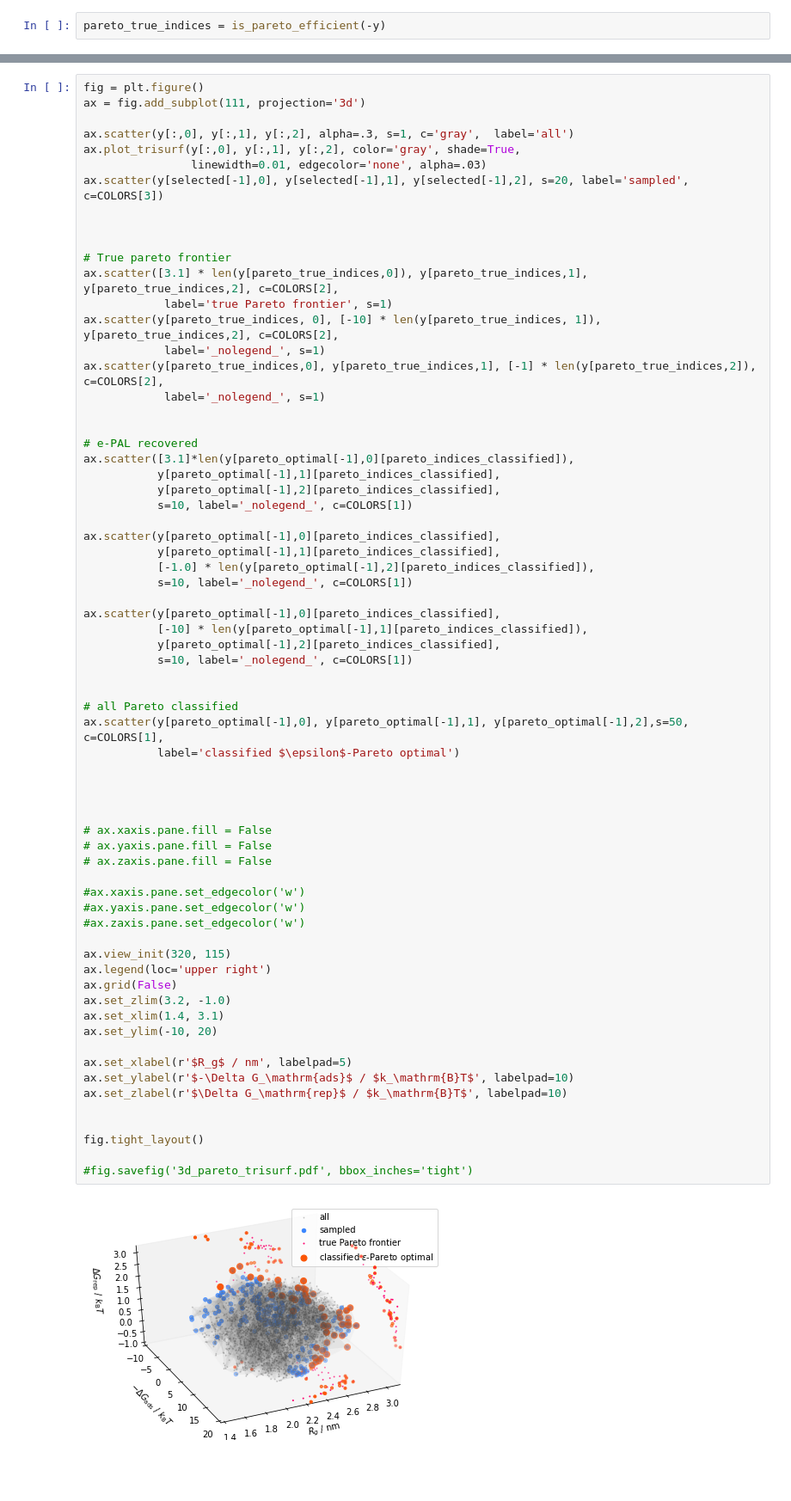
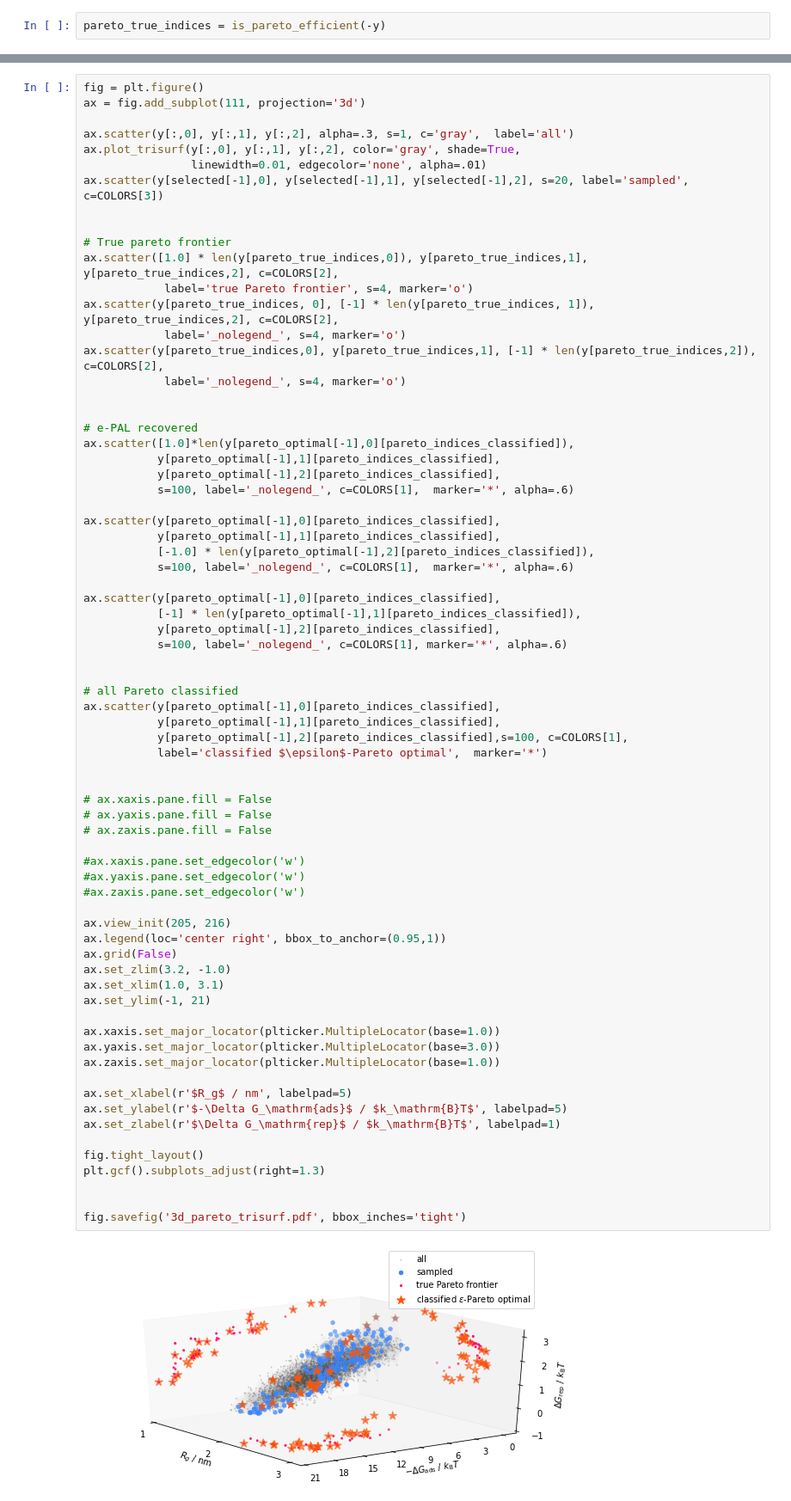
Before and after one commit to byooooo/dispersant_screening_PAL, a Jupyter notebook: notebooks/analyze_screening_2.ipynb, the cells around one changed output, grey strips where cells are left out. Shown at 86% size. Cells and saved outputs as stored; diff of their text form; blank space fills up the shorter version.

```diff
--- a/notebooks/analyze_screening_2.ipynb
+++ b/notebooks/analyze_screening_2.ipynb
@@ -241,66 +243,70 @@ ax = fig.add_subplot(111, projection='3d')
 
 ax.scatter(y[:,0], y[:,1], y[:,2], alpha=.3, s=1, c='gray',  label='all')
 ax.plot_trisurf(y[:,0], y[:,1], y[:,2], color='gray', shade=True,
-                linewidth=0.01, edgecolor='none', alpha=.03)
+                linewidth=0.01, edgecolor='none', alpha=.01)
 ax.scatter(y[selected[-1],0], y[selected[-1],1], y[selected[-1],2], s=20, label='sampled', c=COLORS[3])
 
 
-
 # True pareto frontier
-ax.scatter([3.1] * len(y[pareto_true_indices,0]), y[pareto_true_indices,1], y[pareto_true_indices,2], c=COLORS[2],
-            label='true Pareto frontier', s=1)
-ax.scatter(y[pareto_true_indices, 0], [-10] * len(y[pareto_true_indices, 1]), y[pareto_true_indices,2], c=COLORS[2],
-            label='_nolegend_', s=1)
+ax.scatter([1.0] * len(y[pareto_true_indices,0]), y[pareto_true_indices,1], y[pareto_true_indices,2], c=COLORS[2],
+            label='true Pareto frontier', s=4, marker='o')
+ax.scatter(y[pareto_true_indices, 0], [-1] * len(y[pareto_true_indices, 1]), y[pareto_true_indices,2], c=COLORS[2],
+            label='_nolegend_', s=4, marker='o')
 ax.scatter(y[pareto_true_indices,0], y[pareto_true_indices,1], [-1] * len(y[pareto_true_indices,2]), c=COLORS[2],
-            label='_nolegend_', s=1)
+            label='_nolegend_', s=4, marker='o')
 
 
 # e-PAL recovered
-ax.scatter([3.1]*len(y[pareto_optimal[-1],0][pareto_indices_classified]),
+ax.scatter([1.0]*len(y[pareto_optimal[-1],0][pareto_indices_classified]),
            y[pareto_optimal[-1],1][pareto_indices_classified],
            y[pareto_optimal[-1],2][pareto_indices_classified],
-           s=10, label='_nolegend_', c=COLORS[1])
+           s=100, label='_nolegend_', c=COLORS[1],  marker='*', alpha=.6)
 
 ax.scatter(y[pareto_optimal[-1],0][pareto_indices_classified],
            y[pareto_optimal[-1],1][pareto_indices_classified],
            [-1.0] * len(y[pareto_optimal[-1],2][pareto_indices_classified]),
-           s=10, label='_nolegend_', c=COLORS[1])
+           s=100, label='_nolegend_', c=COLORS[1],  marker='*', alpha=.6)
 
 ax.scatter(y[pareto_optimal[-1],0][pareto_indices_classified],
-           [-10] * len(y[pareto_optimal[-1],1][pareto_indices_classified]),
+           [-1] * len(y[pareto_optimal[-1],1][pareto_indices_classified]),
            y[pareto_optimal[-1],2][pareto_indices_classified],
-           s=10, label='_nolegend_', c=COLORS[1])
+           s=100, label='_nolegend_', c=COLORS[1], marker='*', alpha=.6)
 
 
 # all Pareto classified
-ax.scatter(y[pareto_optimal[-1],0], y[pareto_optimal[-1],1], y[pareto_optimal[-1],2],s=50, c=COLORS[1],
-           label='classified $\epsilon$-Pareto optimal')
-
-
+ax.scatter(y[pareto_optimal[-1],0][pareto_indices_classified],
+           y[pareto_optimal[-1],1][pareto_indices_classified],
+           y[pareto_optimal[-1],2][pareto_indices_classified],s=100, c=COLORS[1],
+           label='classified $\epsilon$-Pareto optimal',  marker='*')
 
 
 # ax.xaxis.pane.fill = False
 # ax.yaxis.pane.fill = False
 # ax.zaxis.pane.fill = False
 
 #ax.xaxis.pane.set_edgecolor('w')
 #ax.yaxis.pane.set_edgecolor('w')
 #ax.zaxis.pane.set_edgecolor('w')
 
-ax.view_init(320, 115)
-ax.legend(loc='upper right')
+ax.view_init(205, 216)
+ax.legend(loc='center right', bbox_to_anchor=(0.95,1))
 ax.grid(False)
 ax.set_zlim(3.2, -1.0)
-ax.set_xlim(1.4, 3.1)
-ax.set_ylim(-10, 20)
+ax.set_xlim(1.0, 3.1)
+ax.set_ylim(-1, 21)
+
+ax.xaxis.set_major_locator(plticker.MultipleLocator(base=1.0))
+ax.yaxis.set_major_locator(plticker.MultipleLocator(base=3.0))
+ax.zaxis.set_major_locator(plticker.MultipleLocator(base=1.0))
 
 ax.set_xlabel(r'$R_g$ / nm', labelpad=5)
-ax.set_ylabel(r'$-\Delta G_\mathrm{ads}$ / $k_\mathrm{B}T$', labelpad=10)
-ax.set_zlabel(r'$\Delta G_\mathrm{rep}$ / $k_\mathrm{B}T$', labelpad=10)
+ax.set_ylabel(r'$-\Delta G_\mathrm{ads}$ / $k_\mathrm{B}T$', labelpad=5)
+ax.set_zlabel(r'$\Delta G_\mathrm{rep}$ / $k_\mathrm{B}T$', labelpad=1)
+
+fig.tight_layout()
+plt.gcf().subplots_adjust(right=1.3)
 
 
-fig.tight_layout()
-
-#fig.savefig('3d_pareto_trisurf.pdf', bbox_inches='tight')
+fig.savefig('3d_pareto_trisurf.pdf', bbox_inches='tight')
 # %% [output]
-[figure, old version]
+[figure, new version]
```
Also changed, not shown: parts of 3 cells of this notebook, 15 other files.
